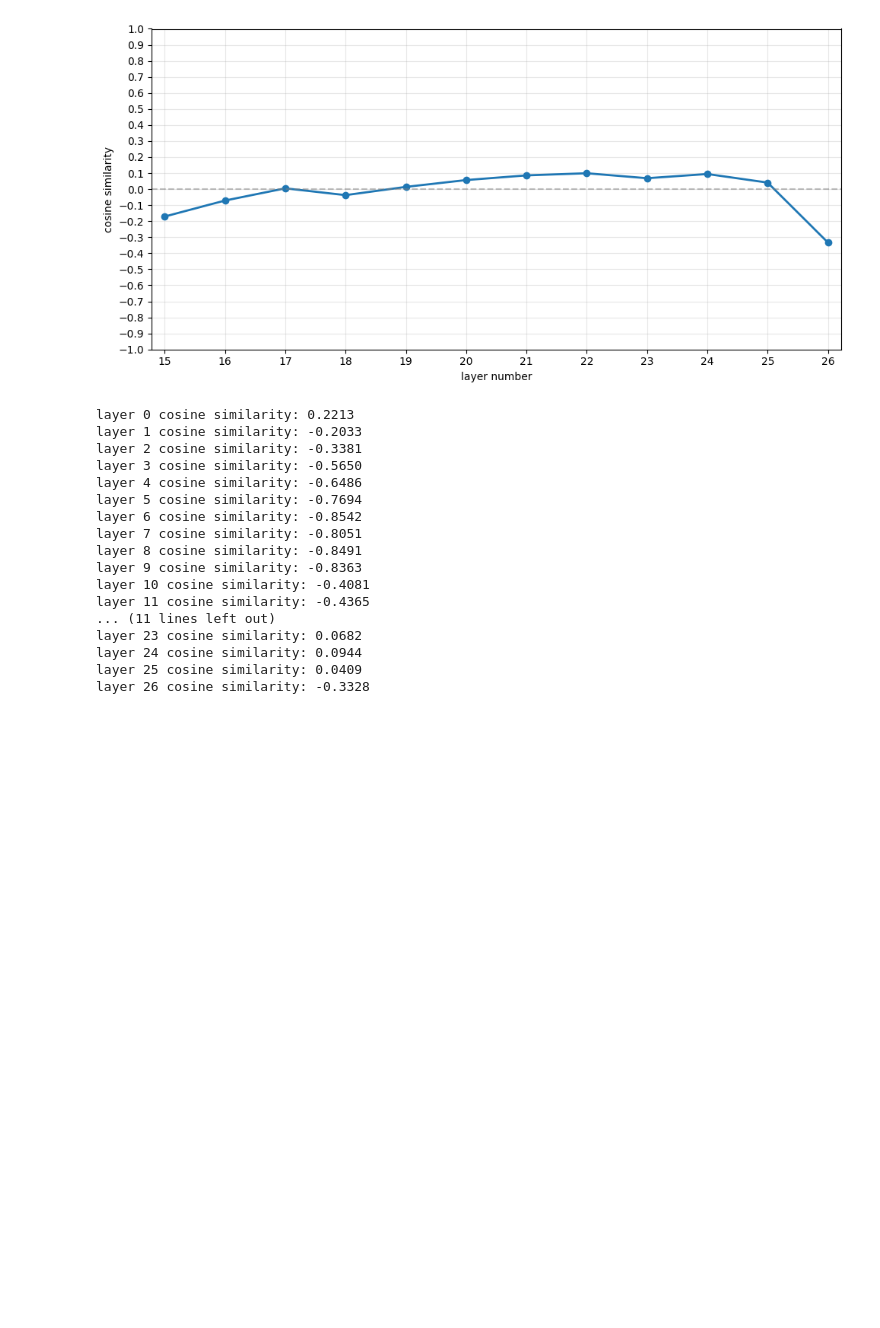
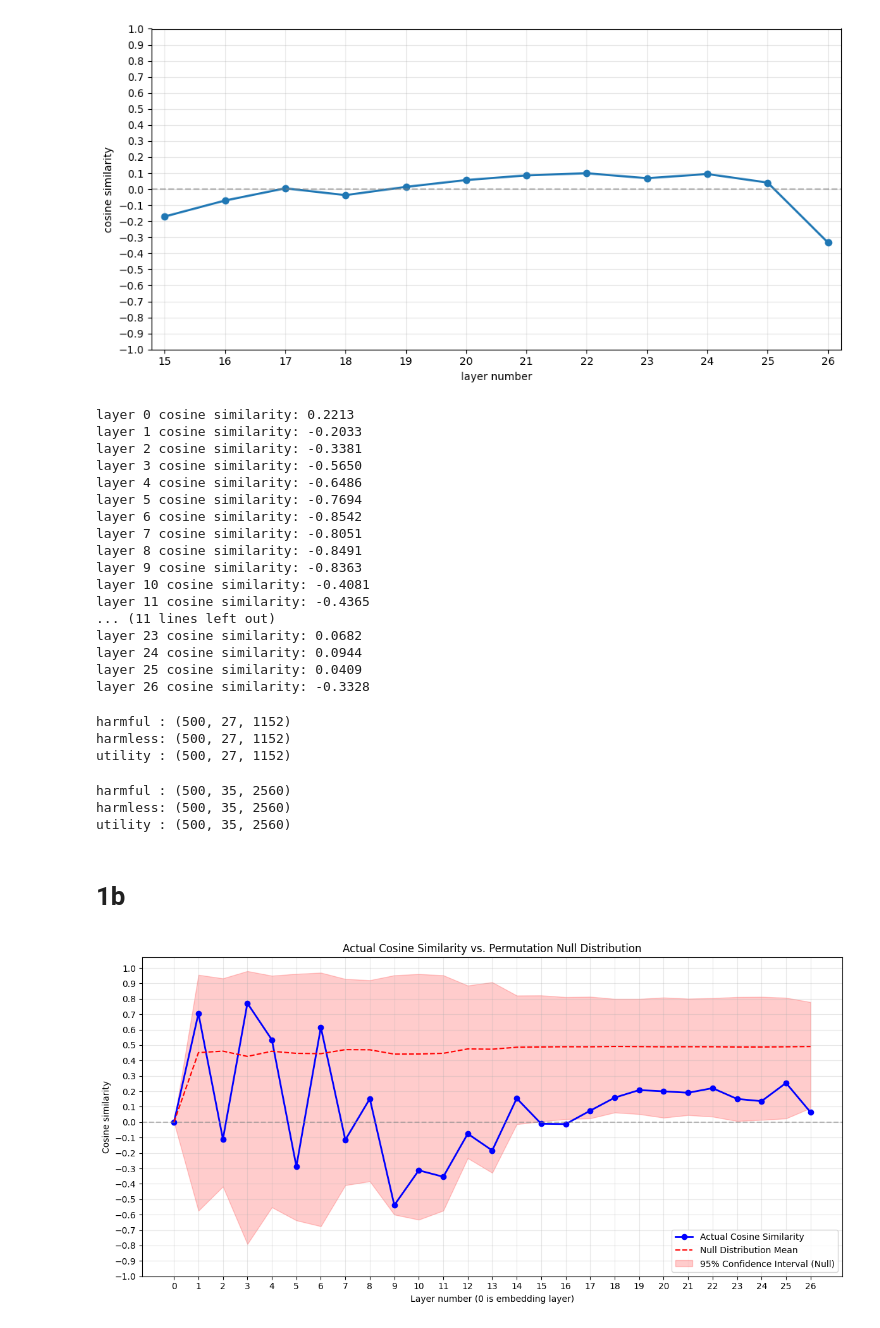
Before and after one commit to khalidraisi/safety-utility-disentanglement, a Jupyter notebook: code/dom/dom_gemma3_1b.ipynb, the cells around one changed output. Drawn from its saved outputs; the diff is of its cells as text; code cells hidden in the pictures; blank space fills up the shorter version.

```diff
--- a/code/dom/dom_gemma3_1b.ipynb
+++ b/code/dom/dom_gemma3_1b.ipynb
@@ -125,3 +125,62 @@ layer 23 cosine similarity: 0.0682
 layer 24 cosine similarity: 0.0944
 layer 25 cosine similarity: 0.0409
 layer 26 cosine similarity: -0.3328
+# %%
+import sys
+from pathlib import Path
+import numpy as np
+
+
+PROJECT_ROOT = Path.cwd().parent
+sys.path.insert(0, str(PROJECT_ROOT / "dom"))
+sys.path.insert(0, str(PROJECT_ROOT / "locatelayers"))
+
+import dom
+import layers_similarity as ll
+# %%
+ACT_DIR = PROJECT_ROOT / "activations" / "gemma3acts" / "1b"
+
+harmful_1b  = np.load(ACT_DIR / "harmful_1b_n500_activations.npy")
+harmless_1b = np.load(ACT_DIR / "harmless_1b_n500_activations.npy")
+utility_1b  = np.load(ACT_DIR / "utility_1b_n500_activations.npy")
+
+print("harmful :", harmful_1b.shape)
+print("harmless:", harmless_1b.shape)
+print("utility :", utility_1b.shape)
+# %% [output]
+harmful : (500, 27, 1152)
+harmless: (500, 27, 1152)
+utility : (500, 27, 1152)
+# %%
+ACT_DIR = PROJECT_ROOT / "activations" / "gemma3acts" / "4b"
+
+harmful  = np.load(ACT_DIR / "harmful_4b_n500_activations.npy")
+harmless = np.load(ACT_DIR / "harmless_4b_n500_activations.npy")
+utility  = np.load(ACT_DIR / "utility_4b_n500_activations.npy")
+
+print("harmful :", harmful.shape)
+print("harmless:", harmless.shape)
+print("utility :", utility.shape)
+# %% [output]
+harmful : (500, 35, 2560)
+harmless: (500, 35, 2560)
+utility : (500, 35, 2560)
+# %% [markdown]
+# 1b
+# %%
+cos_sims = dom.dom_cosine_similarities(
+    base=harmless_1b,
+    group_a=harmful_1b,
+    group_b=utility_1b,
+)
+
+mean_null, lower, upper = dom.dom_permutation_test(
+    base=harmless_1b,
+    group_a=harmful_1b,
+    group_b=utility_1b,
+    n_iterations=5000,
+)
+
+dom.dom_plot(cos_sims, mean_null, lower, upper)
+# %% [output]
+[figure, added]
```
Also changed, not shown: parts of 6 cells of this notebook, 34 other files.
